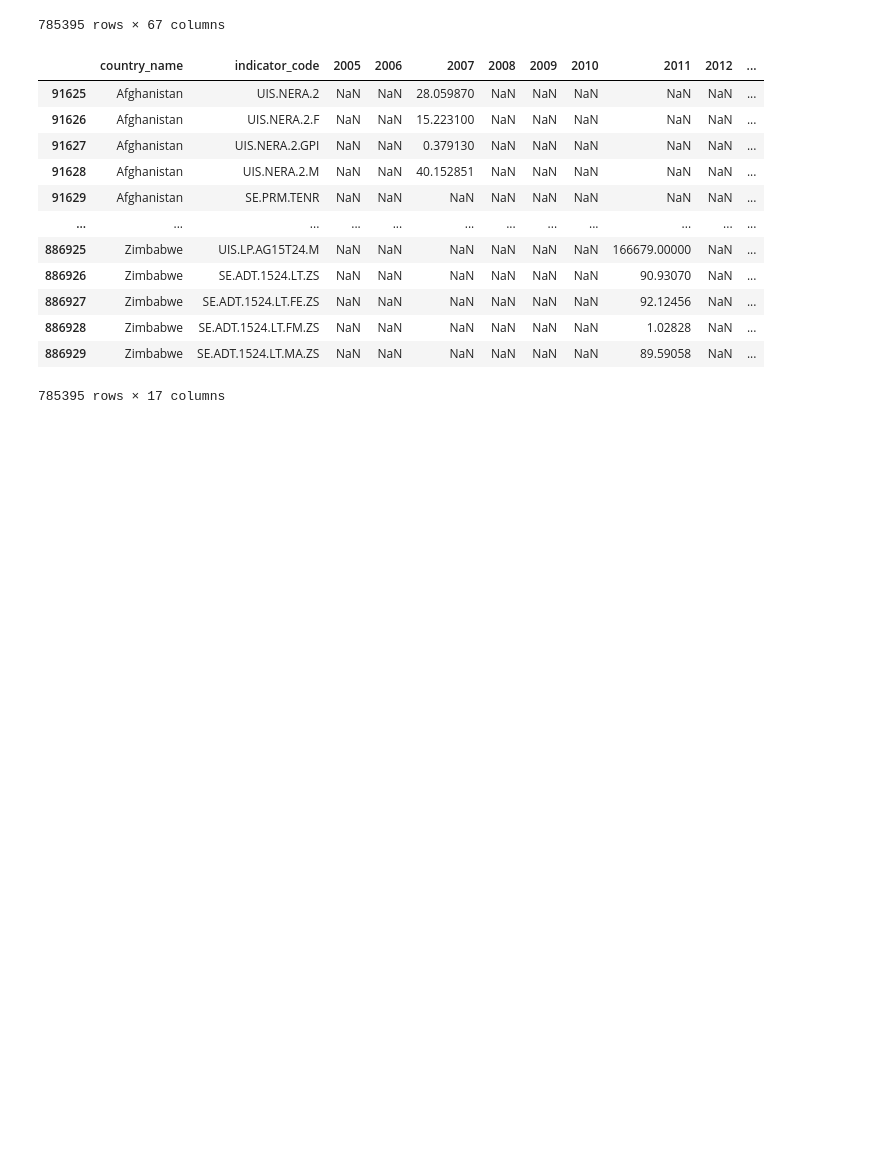
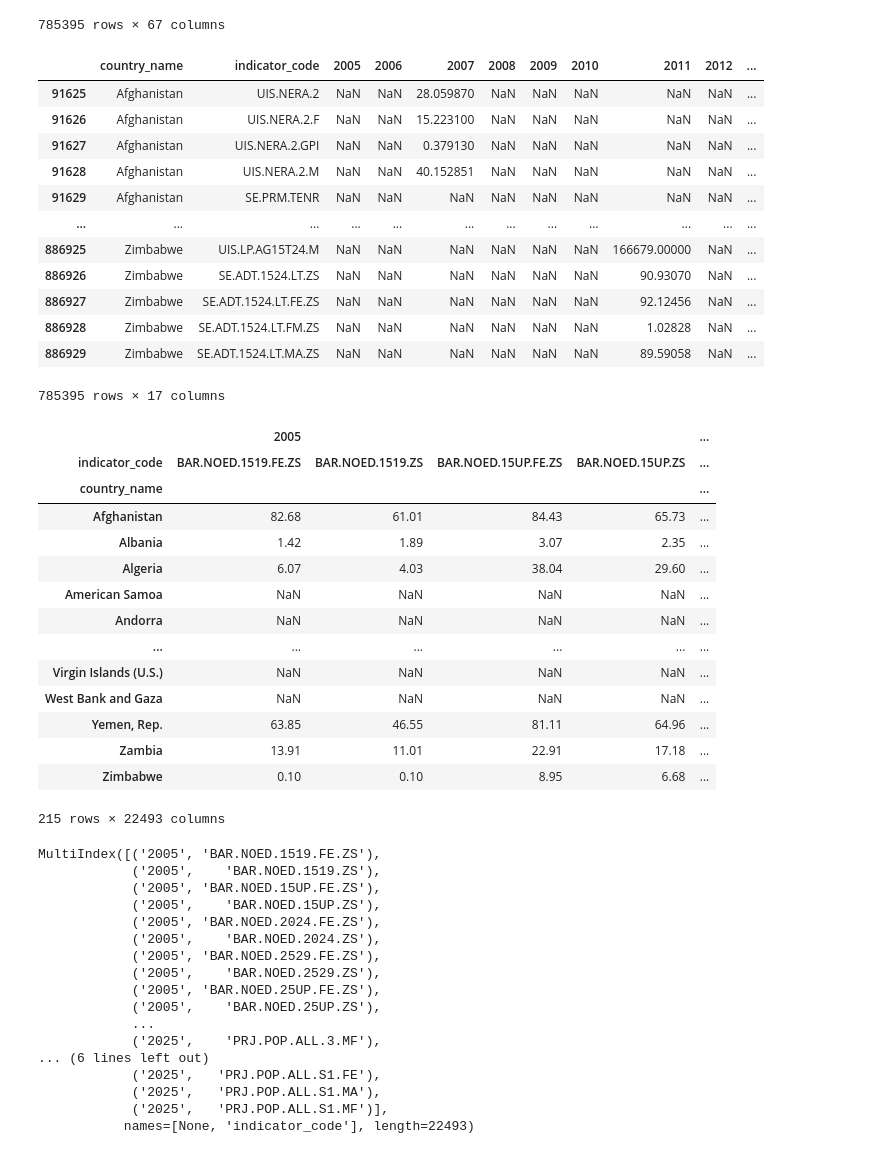
Before and after one commit to hadjerMh/data_processing, a Jupyter notebook: expreriment_notebook.ipynb, the cells around one changed output. Drawn from its saved outputs; the diff is of its cells as text; code cells hidden in the pictures; blank space fills up the shorter version.

Commit message:
restructuring the code and pivoting the columns added

```diff
--- a/expreriment_notebook.ipynb
+++ b/expreriment_notebook.ipynb
@@ -235,27 +235,60 @@ display(data)
 # %%
 
 # transposing my dataframe and have years as values
 cols_to_keep = ["country_name","indicator_code"]+year_cols
 data = data[cols_to_keep]
 display(data)
 
-# data_pivot = pd.pivot_table(data,
-#     columns = ["indicator_code"],
-#     index=["country_name", "country_code", "indicator_code"],
-#     values=year_cols,
-#     aggfunc="mean")
-# display(data_pivot)
+data_pivot = pd.pivot_table(data,
+    columns = ["indicator_code"],
+    index=["country_name"],
+    values=year_cols,
+    aggfunc="mean")
+display(data_pivot)
+print(data_pivot.columns)
 # %% [output]
 |  | country_name | indicator_code | 2005 | 2006 | 2007 | 2008 | 2009 | 2010 | 2011 | 2012 | ... |
 | 91625 | Afghanistan | UIS.NERA.2 | NaN | NaN | 28.059870 | NaN | NaN | NaN | NaN | NaN | ... |
 | 91626 | Afghanistan | UIS.NERA.2.F | NaN | NaN | 15.223100 | NaN | NaN | NaN | NaN | NaN | ... |
 | 91627 | Afghanistan | UIS.NERA.2.GPI | NaN | NaN | 0.379130 | NaN | NaN | NaN | NaN | NaN | ... |
 | 91628 | Afghanistan | UIS.NERA.2.M | NaN | NaN | 40.152851 | NaN | NaN | NaN | NaN | NaN | ... |
 | 91629 | Afghanistan | SE.PRM.TENR | NaN | NaN | NaN | NaN | NaN | NaN | NaN | NaN | ... |
 | ... | ... | ... | ... | ... | ... | ... | ... | ... | ... | ... | ... |
 | 886925 | Zimbabwe | UIS.LP.AG15T24.M | NaN | NaN | NaN | NaN | NaN | NaN | 166679.00000 | NaN | ... |
 | 886926 | Zimbabwe | SE.ADT.1524.LT.ZS | NaN | NaN | NaN | NaN | NaN | NaN | 90.93070 | NaN | ... |
 | 886927 | Zimbabwe | SE.ADT.1524.LT.FE.ZS | NaN | NaN | NaN | NaN | NaN | NaN | 92.12456 | NaN | ... |
 | 886928 | Zimbabwe | SE.ADT.1524.LT.FM.ZS | NaN | NaN | NaN | NaN | NaN | NaN | 1.02828 | NaN | ... |
 | 886929 | Zimbabwe | SE.ADT.1524.LT.MA.ZS | NaN | NaN | NaN | NaN | NaN | NaN | 89.59058 | NaN | ... |
 785395 rows × 17 columns
+|  | 2005 |  |  |  | ... |
+| indicator_code | BAR.NOED.1519.FE.ZS | BAR.NOED.1519.ZS | BAR.NOED.15UP.FE.ZS | BAR.NOED.15UP.ZS | ... |
+| country_name |  |  |  |  | ... |
+| Afghanistan | 82.68 | 61.01 | 84.43 | 65.73 | ... |
+| Albania | 1.42 | 1.89 | 3.07 | 2.35 | ... |
+| Algeria | 6.07 | 4.03 | 38.04 | 29.60 | ... |
+| American Samoa | NaN | NaN | NaN | NaN | ... |
+| Andorra | NaN | NaN | NaN | NaN | ... |
+| ... | ... | ... | ... | ... | ... |
+| Virgin Islands (U.S.) | NaN | NaN | NaN | NaN | ... |
+| West Bank and Gaza | NaN | NaN | NaN | NaN | ... |
+| Yemen, Rep. | 63.85 | 46.55 | 81.11 | 64.96 | ... |
+| Zambia | 13.91 | 11.01 | 22.91 | 17.18 | ... |
+| Zimbabwe | 0.10 | 0.10 | 8.95 | 6.68 | ... |
+215 rows × 22493 columns
+MultiIndex([('2005', 'BAR.NOED.1519.FE.ZS'),
+            ('2005',    'BAR.NOED.1519.ZS'),
+            ('2005', 'BAR.NOED.15UP.FE.ZS'),
+            ('2005',    'BAR.NOED.15UP.ZS'),
+            ('2005', 'BAR.NOED.2024.FE.ZS'),
+            ('2005',    'BAR.NOED.2024.ZS'),
+            ('2005', 'BAR.NOED.2529.FE.ZS'),
+            ('2005',    'BAR.NOED.2529.ZS'),
+            ('2005', 'BAR.NOED.25UP.FE.ZS'),
+            ('2005',    'BAR.NOED.25UP.ZS'),
+            ...
+            ('2025',    'PRJ.POP.ALL.3.MF'),
+... (6 lines left out)
+            ('2025',   'PRJ.POP.ALL.S1.FE'),
+            ('2025',   'PRJ.POP.ALL.S1.MA'),
+            ('2025',   'PRJ.POP.ALL.S1.MF')],
+           names=[None, 'indicator_code'], length=22493)
```
